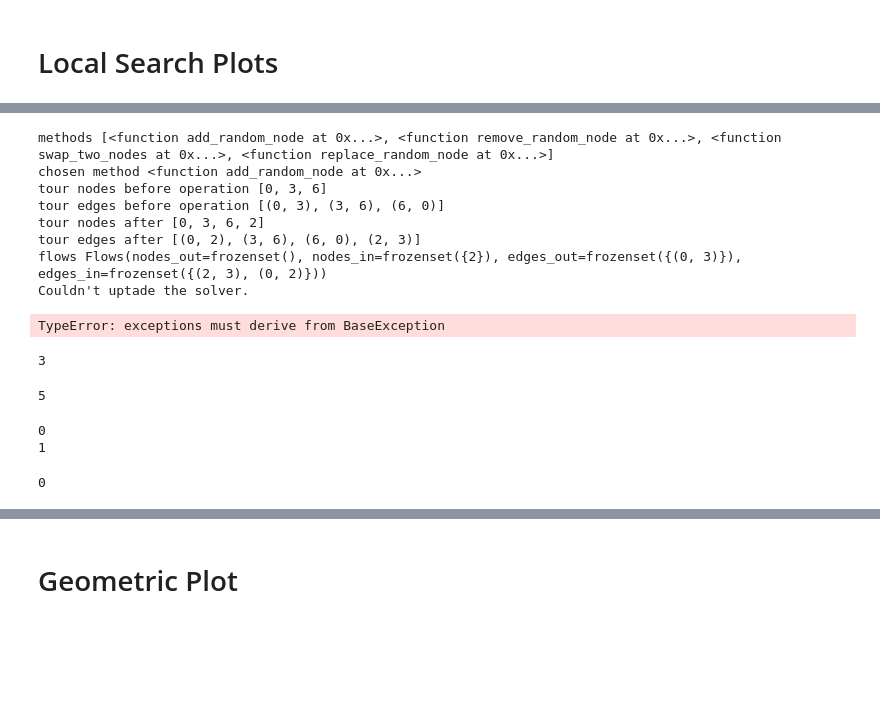
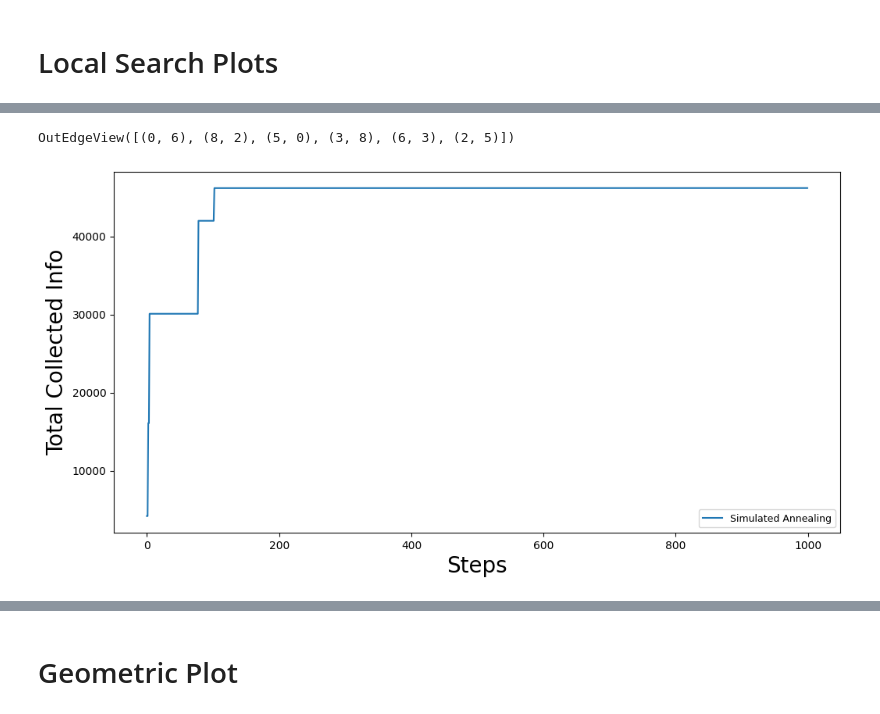
Before and after one commit to kirtisoglu/UAV-Routing, a Jupyter notebook: uav_routing/main.ipynb, the cells around one changed output, grey strips where cells are left out. Saved outputs shown, nothing was run; the diff lists cells and outputs as text; code cells hidden in the pictures; blank space fills up the shorter version.

Commit message:
collect first results

```diff
--- a/uav_routing/main.ipynb
+++ b/uav_routing/main.ipynb
@@ -196,2 +163,24 @@ nx.draw(cycle)
 # %% [markdown]
 # Local Search Plots
+# %%
+from uav_routing.optimization import Optimizer
+import matplotlib.pyplot as plt
+
+total_steps = 1000
+
+import numpy as np
+
+#----- Simulated Annealing
+max_scores_anneal = np.zeros(total_steps)
+scores_anneal = np.zeros(total_steps)
+
+for i, state in enumerate(
+    optimizer.simulated_annealing(
+        total_steps,
+        optimizer.jumpcycle_beta_function(20, 80),
+        beta_magnitude=1,
+        with_progress_bar=True
+    )
+):
+    max_scores_anneal[i] = optimizer.best_score
+    scores_anneal[i] = optimizer.score(state)
@@ -198,3 +413,18 @@ nx.draw(cycle)
+# %%
+T.edges
+# %% [output]
+OutEdgeView([(0, 6), (8, 2), (5, 0), (3, 8), (6, 3), (2, 5)])
+# %%
+fig, ax = plt.subplots(figsize=(12,6))
+
+plt.plot(max_scores_anneal, label="Simulated Annealing")
+
+plt.xlabel("Steps", fontsize=20)
+plt.ylabel("Total Collected Info", fontsize=20)
+plt.legend(fontsize=9)
+plt.show()
+# %% [output]
+[figure, added]
 # %%
 from uav_routing.optimization import Optimizer
 import matplotlib.pyplot as plt
@@ -216,7 +446,7 @@ for i, part in enumerate(optimizer.ascent_run(total_steps, with_progress_bar=Tru
 max_scores_sb = np.zeros(total_steps)
 scores_sb = np.zeros(total_steps)
 
-for i, part in enumerate(optimizer.short_bursts(num_bursts=5, burst_length=2000, with_progress_bar=True)):
+for i, part in enumerate(optimizer.short_bursts(num_bursts=5, burst_length=200, with_progress_bar=True)):
     max_scores_sb[i] = optimizer.best_score
     scores_sb[i] = optimizer.score(part)
 
@@ -228,7 +458,7 @@ scores_anneal = np.zeros(total_steps)
 for i, part in enumerate(
     optimizer.simulated_annealing(
         total_steps,
-        optimizer.jumpcycle_beta_function(200, 800),
+        optimizer.jumpcycle_beta_function(20, 80),
         beta_magnitude=1,
         with_progress_bar=True
     )
@@ -244,39 +474,3 @@ scores_tilt = np.zeros(total_steps)
 for i, part in enumerate(optimizer.tilted_run(total_steps, p=0.125, with_progress_bar=True)):
     max_scores_tilt[i] = optimizer.best_score
     scores_tilt[i] = optimizer.score(part)
-# %% [output]
-methods [<function add_random_node at 0x...>, <function remove_random_node at 0x...>, <function swap_two_nodes at 0x...>, <function replace_random_node at 0x...>]
-chosen method <function add_random_node at 0x...>
-tour nodes before operation [0, 3, 6]
-tour edges before operation [(0, 3), (3, 6), (6, 0)]
-tour nodes after [0, 3, 6, 2]
-tour edges after [(0, 2), (3, 6), (6, 0), (2, 3)]
-flows Flows(nodes_out=frozenset(), nodes_in=frozenset({2}), edges_out=frozenset({(0, 3)}), edges_in=frozenset({(2, 3), (0, 2)}))
-Couldn't uptade the solver.
-TypeError: exceptions must derive from BaseException
-# %%
-seq = [3]
-seq[0]
-# %% [output]
-3
-# %%
-seq = [1,2,3,5]
-a=3
-
-idx = seq.index(a)
-seq[idx+1]
-# %% [output]
-5
-# %%
-for i in range(len(seq)):
-    print(i)
-# %% [output]
-0
-1
-# %%
-import random
-seq = [3,5]
-i = random.randrange(len(seq))
-i = 0 -> seq[i] =3
-# %% [output]
-0
```
Also changed, not shown: parts of 16 cells of this notebook, 35 other files.
